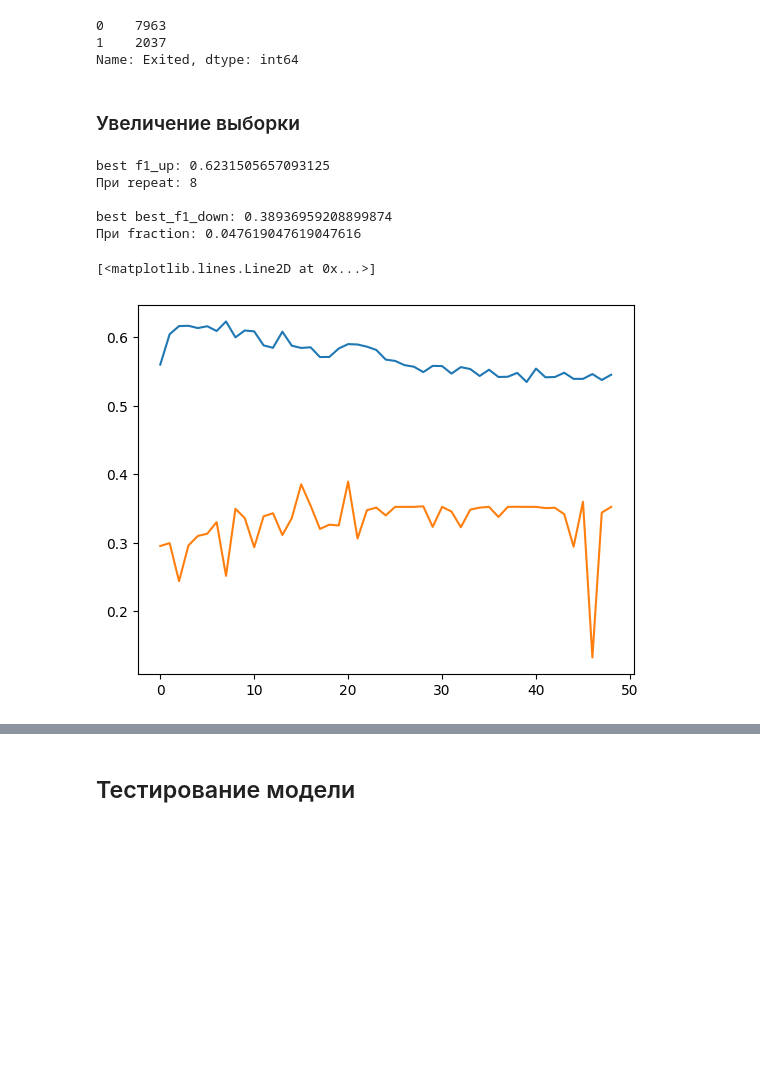
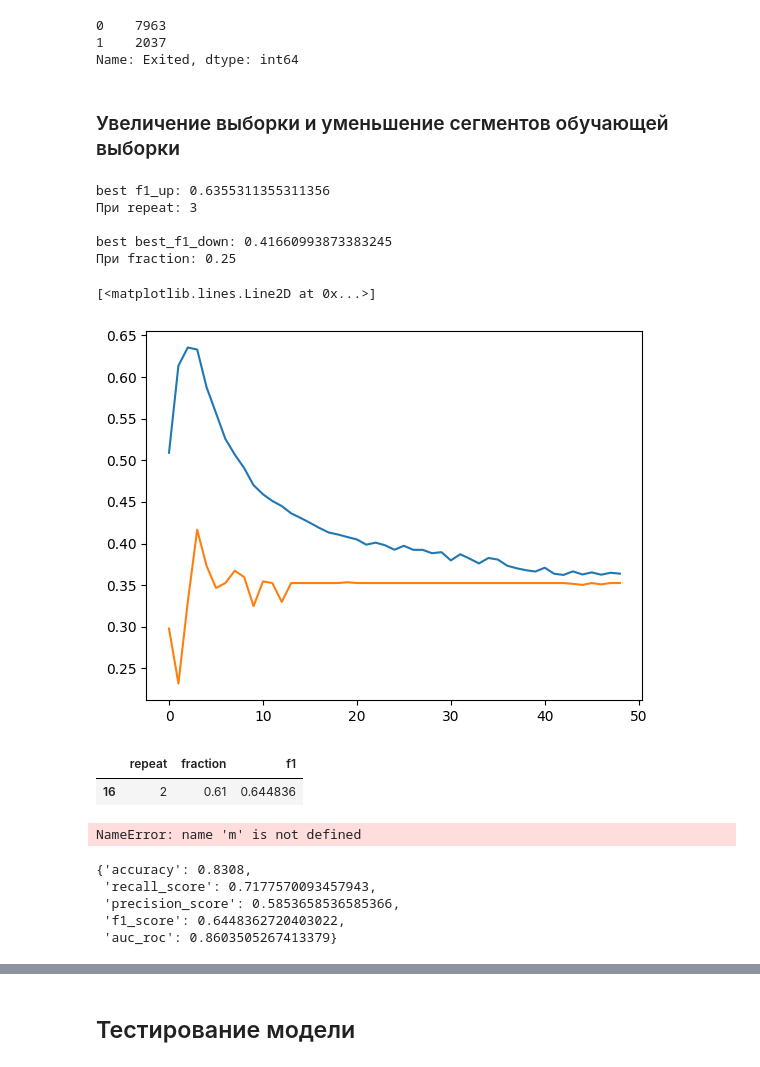
Before and after one commit to Shurick-G/practicum, a Jupyter notebook: churn/Churn_predict.ipynb, the cells around one changed output, grey strips where cells are left out. Cells and saved outputs as stored; diff of their text form; code cells hidden in the pictures; blank space fills up the shorter version.

```diff
--- a/churn/Churn_predict.ipynb
+++ b/churn/Churn_predict.ipynb
@@ -233,7 +234,9 @@ def build_graphs(model, valid_features, valid_target, valid_probabilities):
 # %% [markdown]
 ### Логистическая регресски
 # %%
-model =  LogisticRegression(random_state=12345, solver='liblinear', max_iter=1000, class_weight='balanced')
+model =  LogisticRegression(random_state=12345, solver='liblinear', max_iter=1000,
+    # class_weight='balanced'
+    )
 model.fit(train_features, train_target)
 valid_prediction = model.predict(valid_features)
 valid_probabilities = model.predict_proba(valid_features)
@@ -255,7 +258,9 @@ build_graphs(model, valid_features, valid_target, valid_probabilities)
 best_result = 0
 
 for depth in range(1, 16):
-    model = DecisionTreeClassifier(random_state=12345, max_depth=depth, class_weight='balanced') # инициализируйте модель DecisionTreeRegressor с параметром random_state=12345 и max_depth=depth
+    model = DecisionTreeClassifier(random_state=12345, max_depth=depth,
+    # class_weight='balanced'
+    ) # инициализируйте модель DecisionTreeRegressor с параметром random_state=12345 и max_depth=depth
     model.fit(train_features, train_target) # обучите модель на тренировочной выборке
     valid_prediction = model.predict(valid_features) # получите предсказания модели на валидационной выборке
     result =  accuracy_score(valid_prediction, valid_target)
@@ -295,12 +300,14 @@ build_graphs(best_model, valid_features, valid_target, valid_probabilities)
 best_result = 0
 
 for depth in  range(1, 16, 1):
-    model = RandomForestClassifier(random_state=12345, n_estimators=3, max_depth=depth, class_weight='balanced')
+    model = RandomForestClassifier(random_state=12345, n_estimators=3, max_depth=depth,
+    # class_weight='balanced'
+    )
     model.fit(train_features, train_target) # обучите модель на тренировочной выборке
     valid_prediction = model.predict(valid_features) # получите предсказания модели на валидационной выборке
     result =  accuracy_score(valid_prediction, valid_target)
     if result > best_result:
-        best_model = model
+
         best_result = result
         best_depth = depth
 
@@ -365,7 +372,7 @@ target.value_counts()
 1    2037
 Name: Exited, dtype: int64
 # %% [markdown]
-### Увеличение выборки
+### Увеличение выборки и уменьшение  сегментов обучающей выборки
 # %%
 def upsample(features, target, repeat):
     features_zeros = features[target == 0]
@@ -395,8 +402,8 @@ def downsample(features, target, fraction):
 # %%
 best_f1_up = 0
 best_f1_down = 0
-accuracy_scores_up   = []
-accuracy_scores_down = []
+f1_up_list   = []
+f1_down_list = []
 
 
 for repeat in range(1, 50):
@@ -405,7 +412,7 @@ for repeat in range(1, 50):
     best_model.fit(features_upsampled, target_upsampled)
     valid_prediction_up = best_model.predict(valid_features)
     f1_up =  f1_score(valid_target, valid_prediction_up)
-    accuracy_scores_up.append(f1_up)
+    f1_up_list.append(f1_up)
 
     # DOWN
     fraction = 1 / repeat
@@ -413,7 +420,7 @@ for repeat in range(1, 50):
     best_model.fit(features_downsampled, target_downsampled)
     valid_prediction_down = best_model.predict(valid_features)
     f1_down = f1_score(valid_target, valid_prediction_down)
-    accuracy_scores_down.append(f1_down)
+    f1_down_list.append(f1_down)
 
     if f1_up > best_f1_up:
         best_f1_up = f1_up
@@ -430,15 +437,15 @@ print()
 print('best best_f1_down:', best_f1_down)
 print('При fraction:', best_fraction)
 # %% [output]
-best f1_up: 0.6231505657093125
-При repeat: 8
+best f1_up: 0.6355311355311356
+При repeat: 3
 
-best best_f1_down: 0.38936959208899874
-При fraction: 0.047619047619047616
+best best_f1_down: 0.41660993873383245
+При fraction: 0.25
 # %%
 plt.figure()
-plt.plot(accuracy_scores_up,  label='UP')
-plt.plot(accuracy_scores_down, label='Down')
+plt.plot(f1_up_list,  label='UP')
+plt.plot(f1_down_list, label='Down')
 # %% [output]
 [<matplotlib.lines.Line2D at 0x...>]
-[figure, old version]
+[figure, new version]
@@ -444,0 +473,28 @@ plt.plot(accuracy_scores_down, label='Down')
+# %%
+metrics = pd.DataFrame(metrics)
+metrics[metrics['f1'] == metrics['f1'].max()]
+# %% [output]
+|  | repeat | fraction | f1 |
+| 16 | 2 | 0.61 | 0.644836 |
+# %%
+m['f1'].plot.line()
+# %% [output]
+NameError: name 'm' is not defined
+# %%
+repeat = 2
+fraction = 0.61
+
+features_upsampled, target_upsampled = upsample(train_features, train_target, repeat)
+features_downsampled, target_downsampled = downsample(features_upsampled, target_upsampled, fraction)
+
+best_model.fit(features_downsampled, target_downsampled)
+valid_prediction = best_model.predict(valid_features)
+valid_probabilities = best_model.predict_proba(valid_features)
+
+add_model_chars(valid_prediction, valid_target, valid_probabilities, models_type='RandomForestClassifier_sample_balanced')
+# %% [output]
+{'accuracy': 0.8308,
+ 'recall_score': 0.7177570093457943,
+ 'precision_score': 0.5853658536585366,
+ 'f1_score': 0.6448362720403022,
+ 'auc_roc': 0.8603505267413379}
```
Also changed, not shown: parts of 22 cells of this notebook.
